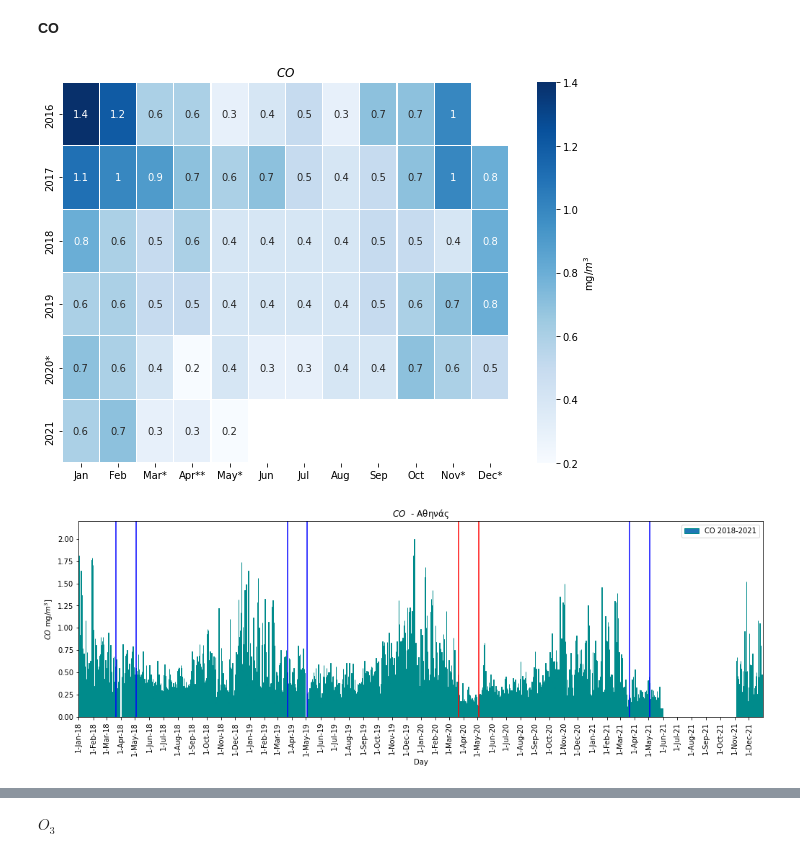
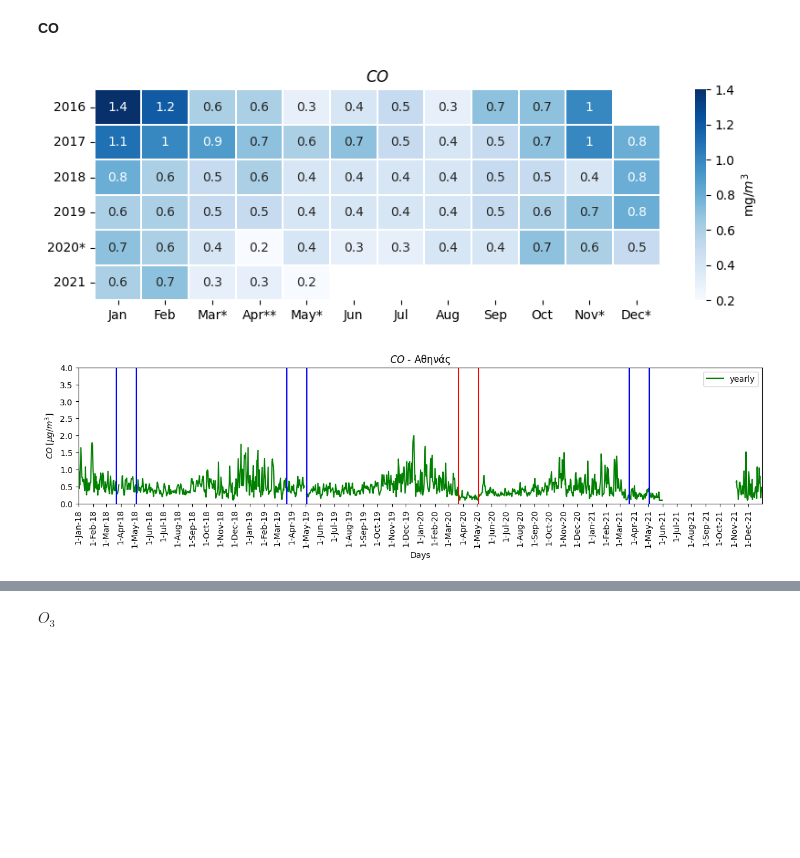
Before and after one commit to costpetrides/Air-pollution-COVID-19-impact, a Jupyter notebook: Yearly/ATH.ipynb, the cells around one changed output, grey strips where cells are left out. Drawn from its saved outputs; the diff is of its cells as text; code cells hidden in the pictures; blank space fills up the shorter version.

```diff
--- a/Yearly/ATH.ipynb
+++ b/Yearly/ATH.ipynb
@@ -96,50 +106,56 @@ plt.show()
 # %%
 import numpy as np
 import seaborn as sn
 import matplotlib.pyplot as plt
 import pandas as pd
 
 
 array = [[ 1.4, 1.2, 0.6, 0.6, 0.3, 0.4, 0.5, 0.3, 0.7, 0.7, 1.0, None],
          [ 1.1, 1.0, 0.9, 0.7, 0.6, 0.7, 0.5, 0.4, 0.5, 0.7, 1.0, 0.8],
          [ 0.8, 0.6, 0.5, 0.6, 0.4, 0.4, 0.4, 0.4, 0.5, 0.5, 0.4, 0.8],    # G: years and S: months
          [ 0.6, 0.6, 0.5, 0.5, 0.4, 0.4, 0.4, 0.4, 0.5, 0.6, 0.7, 0.8],
          [ 0.7, 0.6, 0.4, 0.2, 0.4, 0.3, 0.3, 0.4, 0.4, 0.7, 0.6, 0.5],
          [ 0.6, 0.7, 0.3, 0.3, 0.2,  None,  None,  None,  None,  None,  None,  None]]
 
 month=['Jan', 'Feb', 'Mar*', 'Apr**', 'May*', 'Jun', 'Jul', 'Aug', 'Sep', 'Oct', 'Nov*', 'Dec*']
 year=['2016','2017','2018','2019','2020*','2021']
 
 df_cm = pd.DataFrame(array, index = year,
                      columns = month)
 
-plt.figure(figsize = (10,7))
+plt.figure(figsize = (10,3))
 
 
 plt.title('$CO$')
 sn.heatmap(df_cm, annot=True, linewidth=0.01, cbar_kws={'label': 'mg/$m^{3}$'}, cmap='Blues',fmt='g')
 
 plt.savefig('heatmap.png')
 plt.savefig('heatmap.pdf')
 # %% [output]
-[figure, old version]
+[figure, new version]
 # %%
-plt.figure(figsize=(17,5))
+plt.figure(figsize=(15,3))
+plt.title("$CO$ - Aθηνάς")
 
-plt.xlabel('Day')
-plt.ylabel('$CO$ mg/$m^{3}$]')
-plt.title("$CO$  - Aθηνάς")
+plt.xlabel('Days')
+plt.ylabel('$CO \: [μg/m^{3}$]')
 
+plt.title("$CO$ - Aθηνάς")
 
-plt.bar(df['DAY'], df['CO'], label= 'CO 2018-2021',ec='darkcyan')
+x=[]
+for i in df['CO']:
+  if i==0:
+    x+=[None]
+  else:
+    x+=[i]
+
+plt.plot(df['DAY'], x, 'g', label='yearly')
 plt.legend()
 
-
-plt.xlim(df.loc[1]['DAY'] , df.loc[1460]['DAY'])
-plt.ylim(0,2.2)
-
-plt.xticks(['1-Jan-18','1-Feb-18','1-Mar-18','1-Apr-18','1-May-18','1-Jun-18','1-Jul-18','1-Aug-18','1-Sep-18','1-Oct-18','1-Nov-18','1-Dec-18','1-Jan-19','1-Feb-19','1-Mar-19','1-Apr-19','1-May-19','1-Jun-19','1-Jul-19','1-Aug-19','1-Sep-19','1-Oct-19','1-Nov-19','1-Dec-19','1-Jan-20','1-Feb-20','1-Mar-20','1-Apr-20','1-May-20','1-Jun-20','1-Jul-20','1-Aug-20','1-Sep-20','1-Oct-20','1-Nov-20','1-Dec-20' , '1-Jan-21', '1-Feb-21','1-Mar-21','1-Apr-21','1-May-21','1-Jun-21','1-Jul-21','1-Aug-21','1-Sep-21','1-Oct-21','1-Nov-21','1-Dec-21' ])
+plt.xticks(['1-Jan-18','1-Feb-18','1-Mar-18','1-Apr-18','1-May-18','1-Jun-18','1-Jul-18','1-Aug-18','1-Sep-18','1-Oct-18','1-Nov-18','1-Dec-18','1-Jan-19','1-Feb-19','1-Mar-19','1-Apr-19','1-May-19','1-Jun-19','1-Jul-19','1-Aug-19','1-Sep-19','1-Oct-19','1-Nov-19','1-Dec-19','1-Jan-20','1-Feb-20','1-Mar-20','1-Apr-20','1-May-20','1-Jun-20','1-Jul-20','1-Aug-20','1-Sep-20','1-Oct-20','1-Nov-20','1-Dec-20' , '1-Jan-21', '1-Feb-21','1-Mar-21','1-Apr-21','1-May-21','1-Jun-21','1-Jul-21','1-Aug-21','1-Sep-21','1-Oct-21','1-Nov-21','1-Dec-21'])
 plt.xticks(rotation=90)
+plt.xlim('1-Jan-18' ,'31-Dec-21')
+plt.ylim(0,4)
 
 plt.axvline(x='22-Mar-18' ,color='b')
 plt.axvline(x='4-May-18' ,color='b')
@@ -152,8 +168,8 @@ plt.axvline(x='4-May-20' ,color='r')
 
 plt.axvline(x='22-Mar-21' ,color='b')
 plt.axvline(x='4-May-21' ,color='b')
-
+plt.xticks(rotation=90)
 
 plt.show()
 # %% [output]
-[figure, old version]
+[figure, new version]
```
Also changed, not shown: parts of 6 cells of this notebook.
